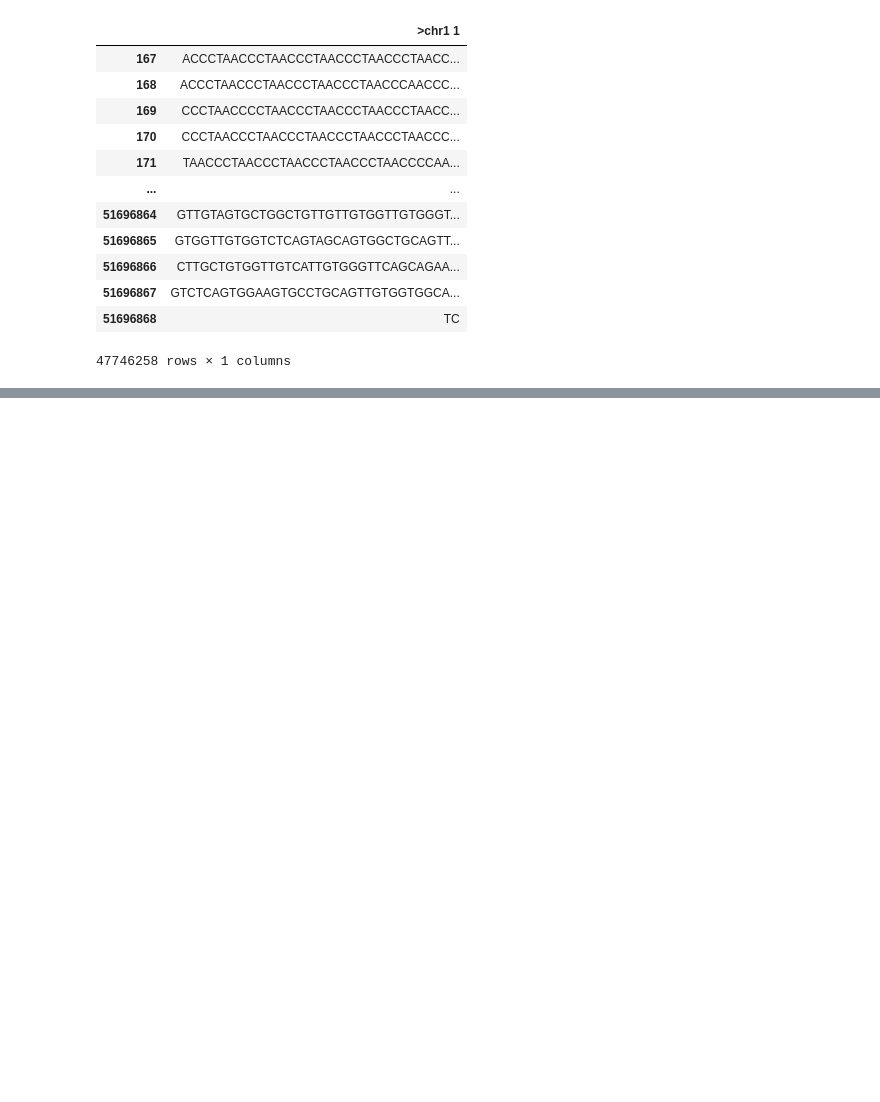
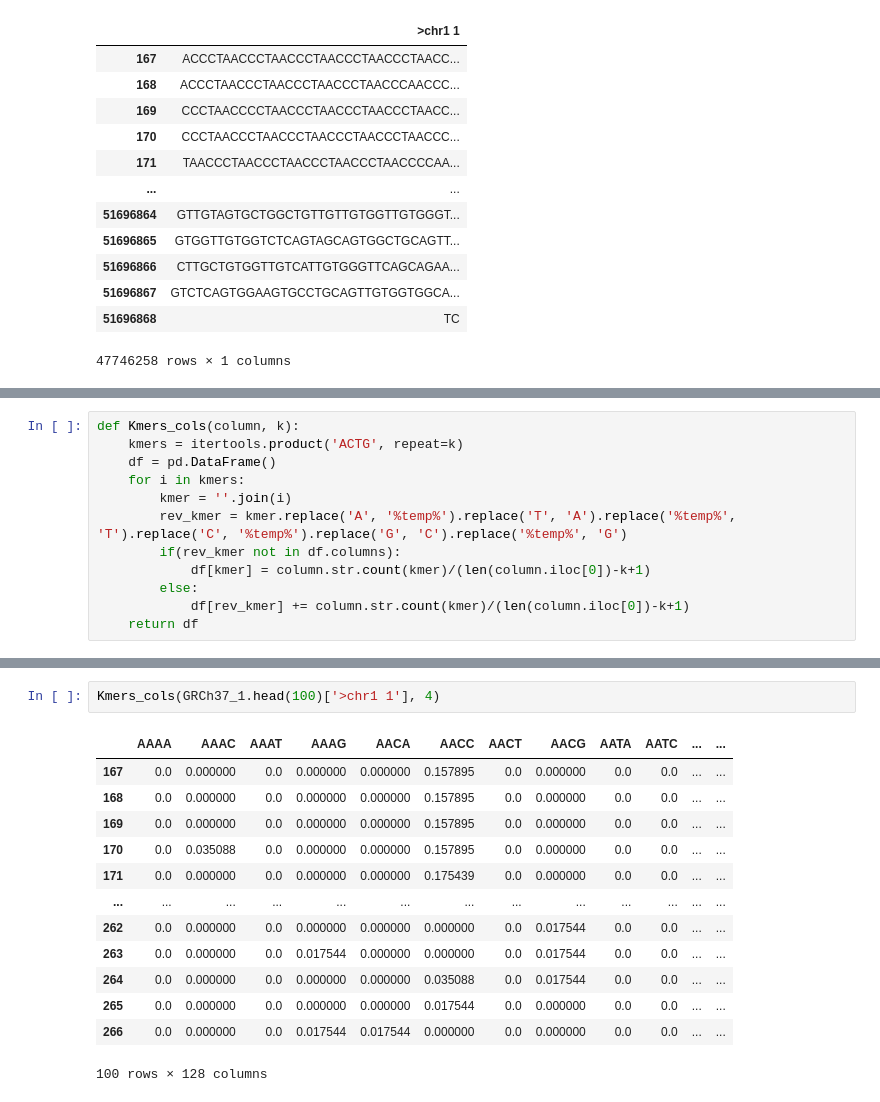
Before and after one commit to glinkaz/Enhancers, a Jupyter notebook: enhancers1.ipynb, the cells around one changed output, grey strips where cells are left out. Drawn from its saved outputs; the diff is of its cells as text; blank space fills up the shorter version.

```diff
--- a/enhancers1.ipynb
+++ b/enhancers1.ipynb
@@ -94,0 +63,12 @@ TA: 7
+# %%
+def Kmers_cols(column, k):
+    kmers = itertools.product('ACTG', repeat=k)
+    df = pd.DataFrame()
+    for i in kmers:
+        kmer = ''.join(i)
+        rev_kmer = kmer.replace('A', '%temp%').replace('T', 'A').replace('%temp%', 'T').replace('C', '%temp%').replace('G', 'C').replace('%temp%', 'G')
+        if(rev_kmer not in df.columns):
+            df[kmer] = column.str.count(kmer)/(len(column.iloc[0])-k+1)
+        else:
+            df[rev_kmer] += column.str.count(kmer)/(len(column.iloc[0])-k+1)
+    return df
@@ -94,0 +86,16 @@ TA: 7
+# %%
+Kmers_cols(GRCh37_1.head(100)['>chr1 1'], 4)
+# %% [output]
+|  | AAAA | AAAC | AAAT | AAAG | AACA | AACC | AACT | AACG | AATA | AATC | ... | ... |
+| 167 | 0.0 | 0.000000 | 0.0 | 0.000000 | 0.000000 | 0.157895 | 0.0 | 0.000000 | 0.0 | 0.0 | ... | ... |
+| 168 | 0.0 | 0.000000 | 0.0 | 0.000000 | 0.000000 | 0.157895 | 0.0 | 0.000000 | 0.0 | 0.0 | ... | ... |
+| 169 | 0.0 | 0.000000 | 0.0 | 0.000000 | 0.000000 | 0.157895 | 0.0 | 0.000000 | 0.0 | 0.0 | ... | ... |
+| 170 | 0.0 | 0.035088 | 0.0 | 0.000000 | 0.000000 | 0.157895 | 0.0 | 0.000000 | 0.0 | 0.0 | ... | ... |
+| 171 | 0.0 | 0.000000 | 0.0 | 0.000000 | 0.000000 | 0.175439 | 0.0 | 0.000000 | 0.0 | 0.0 | ... | ... |
+| ... | ... | ... | ... | ... | ... | ... | ... | ... | ... | ... | ... | ... |
+| 262 | 0.0 | 0.000000 | 0.0 | 0.000000 | 0.000000 | 0.000000 | 0.0 | 0.017544 | 0.0 | 0.0 | ... | ... |
+| 263 | 0.0 | 0.000000 | 0.0 | 0.017544 | 0.000000 | 0.000000 | 0.0 | 0.017544 | 0.0 | 0.0 | ... | ... |
+| 264 | 0.0 | 0.000000 | 0.0 | 0.000000 | 0.000000 | 0.035088 | 0.0 | 0.017544 | 0.0 | 0.0 | ... | ... |
+| 265 | 0.0 | 0.000000 | 0.0 | 0.000000 | 0.000000 | 0.017544 | 0.0 | 0.000000 | 0.0 | 0.0 | ... | ... |
+| 266 | 0.0 | 0.000000 | 0.0 | 0.017544 | 0.017544 | 0.000000 | 0.0 | 0.000000 | 0.0 | 0.0 | ... | ... |
+100 rows × 128 columns
```
Also changed, not shown: parts of 10 cells of this notebook.
